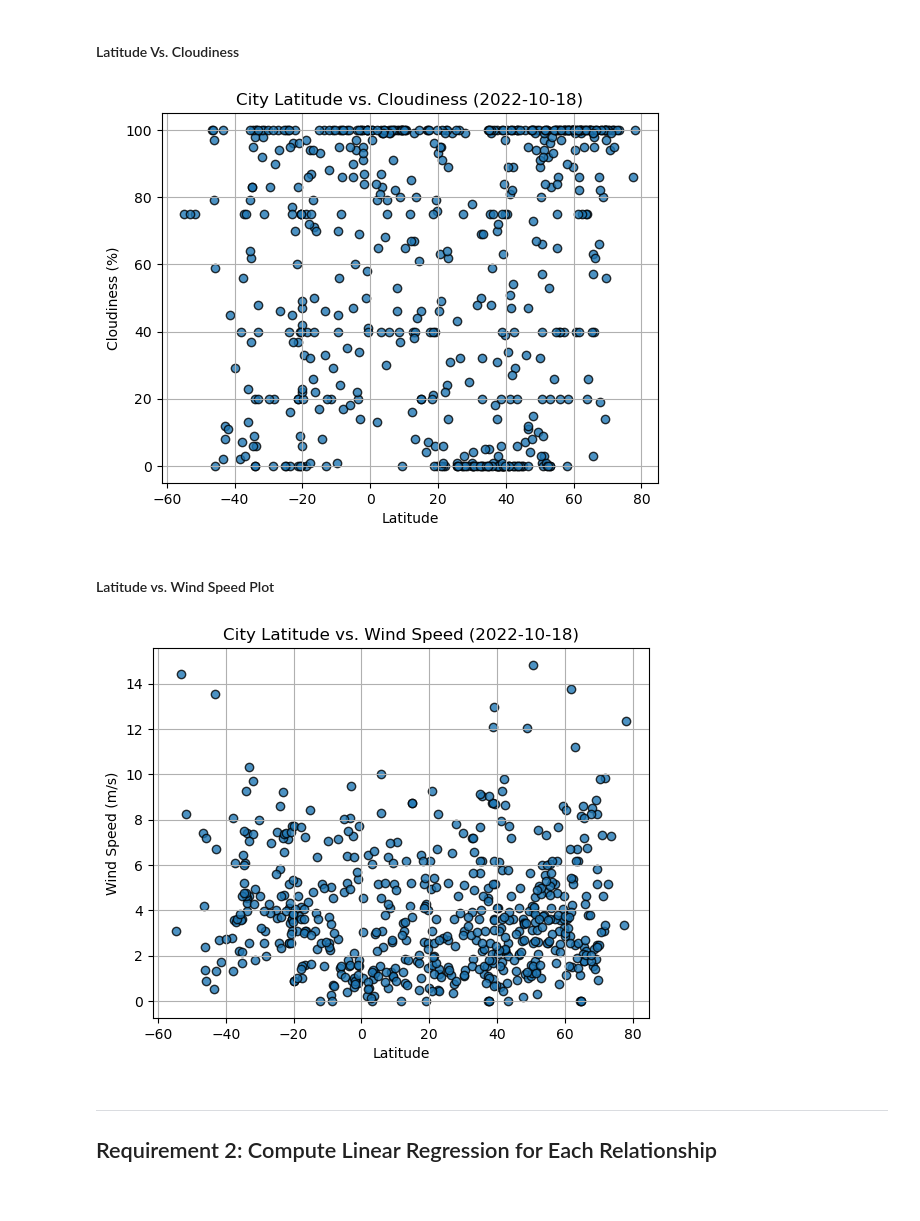
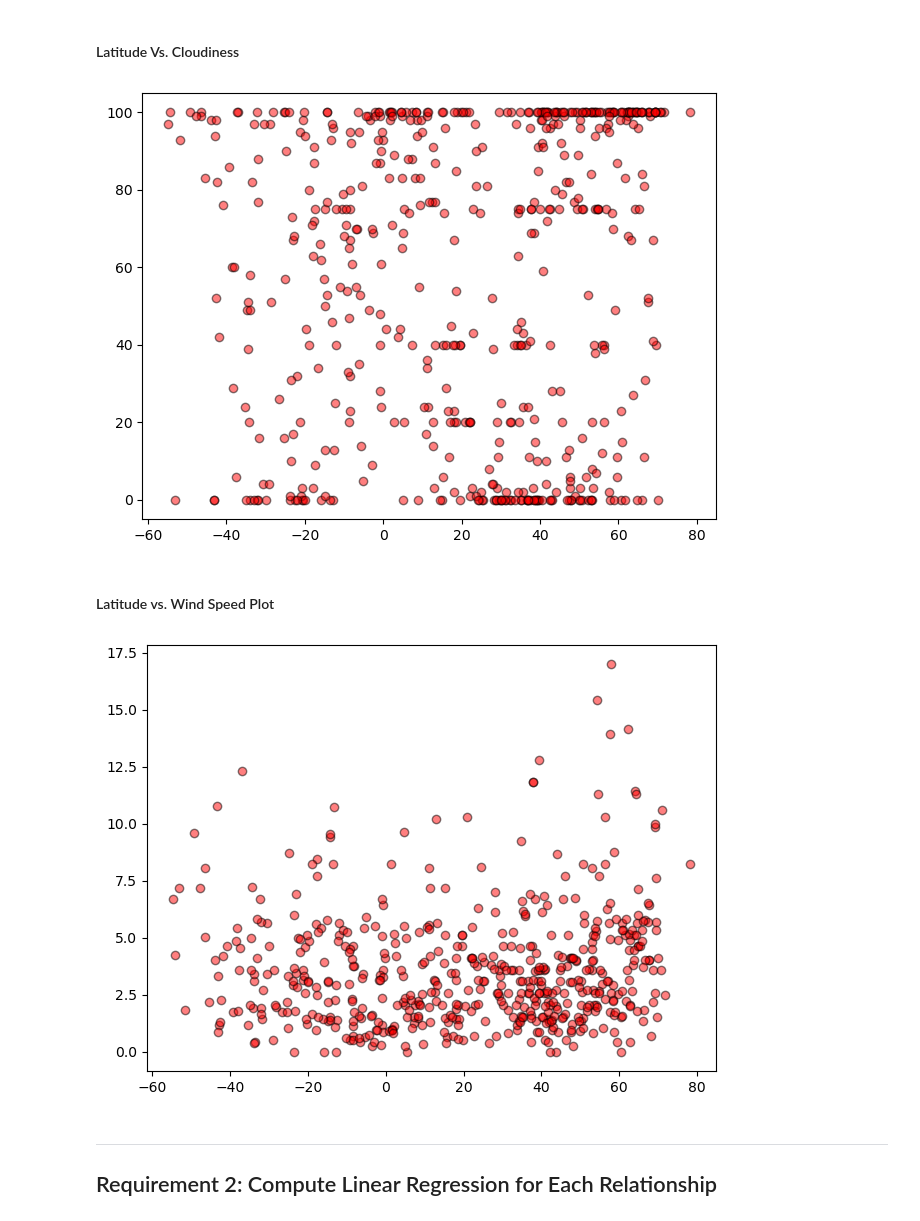
Before and after one commit to sethgard/python-api-challenge, a Jupyter notebook: WeatherPy/WeatherPy.ipynb, the cells around one changed output. Saved outputs shown, nothing was run; the diff lists cells and outputs as text; code cells hidden in the pictures.

```diff
--- a/WeatherPy/WeatherPy.ipynb
+++ b/WeatherPy/WeatherPy.ipynb
@@ -171,7 +168,7 @@ city_data_df.head()
 city_data_df.to_csv("output_data/cities.csv", index_label="City_ID")
 # %%
 # Read saved data
-city_data_df = pd.read_csv("output_data/cities.csv", index_col="City_ID")
+city_data_df = pd.read_csv("./output_data/cities.csv", index_col="City_ID")
 
 # Display sample data
 city_data_df.head()
@@ -221,26 +220,26 @@ plt.show()
 #### Latitude Vs. Cloudiness
 # %%
 # Build the scatter plots for latitude vs. cloudiness
-# YOUR CODE HERE
+plt.scatter(city_data_df["Lat"],city_data_df["Cloudiness"], marker="o", facecolors="red", edgecolors="black",alpha=.5,)
+plt.tight_layout()
 
 # Incorporate the other graph properties
-# YOUR CODE HERE
 
 # Save the figure
 plt.savefig("output_data/Fig3.png")
 
 # Show plot
 plt.show()
 # %% [output]
-[figure, old version]
+[figure, new version]
 # %% [markdown]
 #### Latitude vs. Wind Speed Plot
 # %%
 # Build the scatter plots for latitude vs. wind speed
-# YOUR CODE HERE
+plt.scatter(city_data_df["Lat"],city_data_df["Wind Speed"], marker="o", facecolors="red", edgecolors="black",alpha=.5,)
+plt.tight_layout()
 
 # Incorporate the other graph properties
-# YOUR CODE HERE
 
 # Save the figure
 plt.savefig("output_data/Fig4.png")
@@ -248,7 +247,7 @@ plt.savefig("output_data/Fig4.png")
 # Show plot
 plt.show()
 # %% [output]
-[figure, old version]
+[figure, new version]
 # %% [markdown]
 ---
 
```
Also changed, not shown: parts of 27 cells of this notebook, 6 other files.
